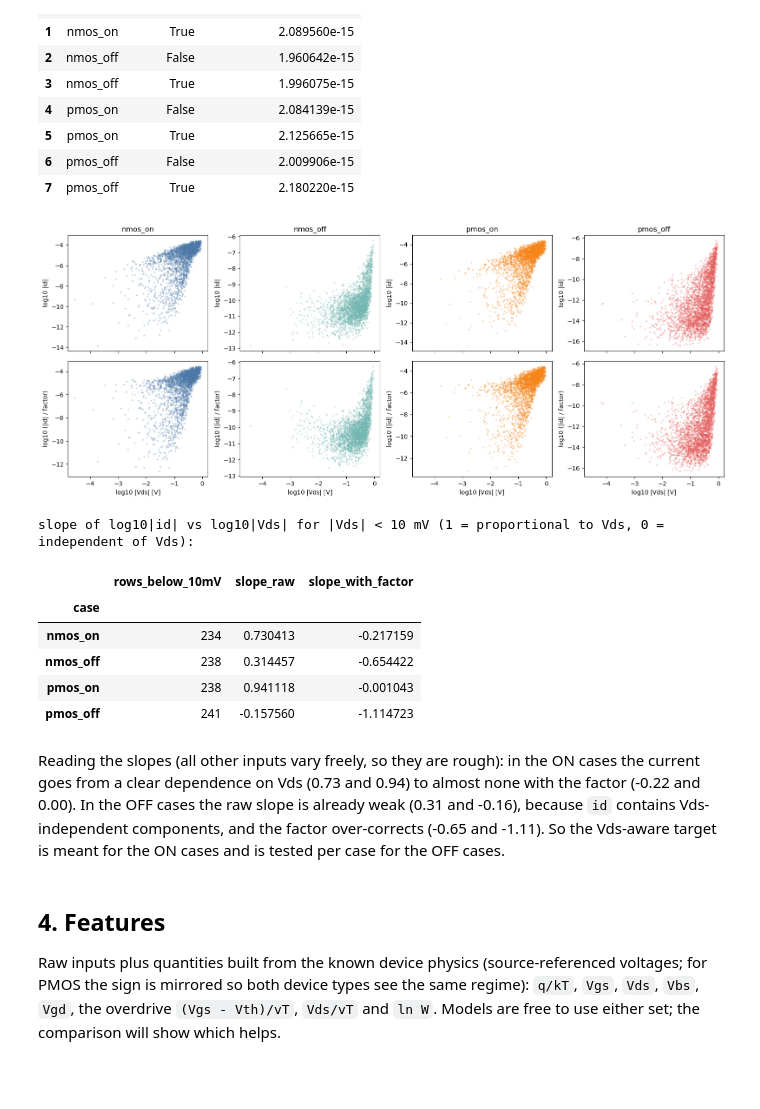
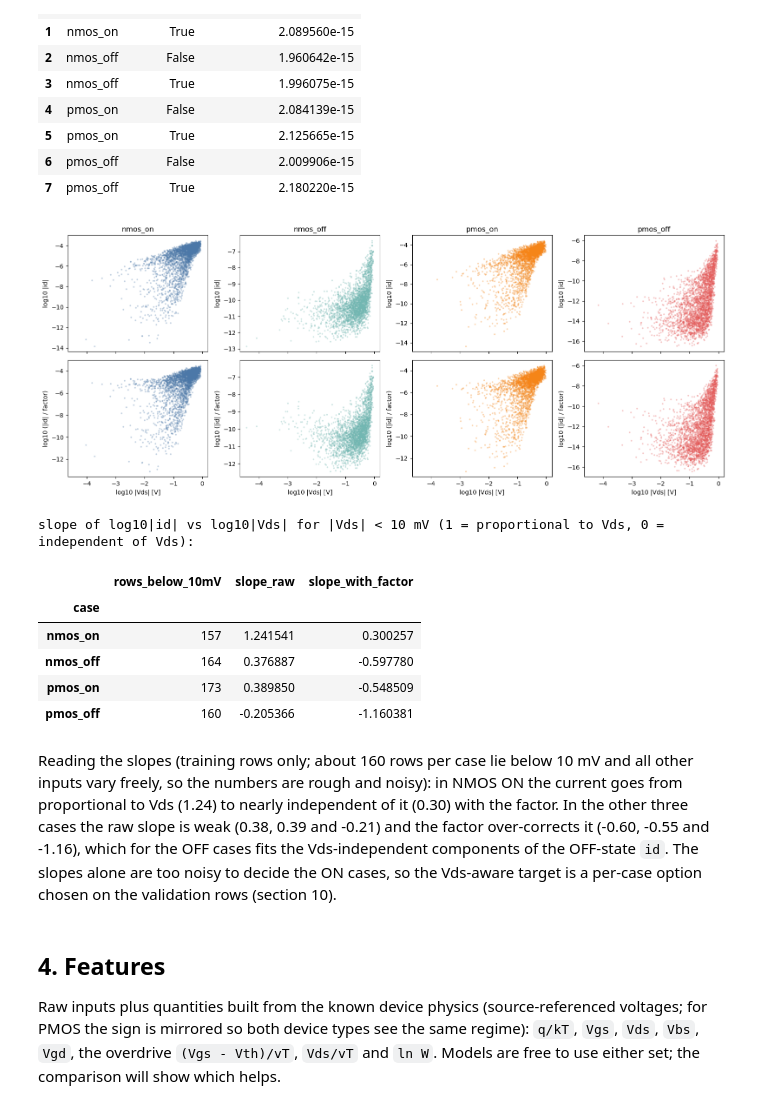
Before and after one commit to rtvk2/dvd-leakage-estimation, a Jupyter notebook: notebooks/03_train.ipynb, the cells around one changed output. Drawn from its saved outputs; the diff is of its cells as text; code cells hidden in the pictures; blank space fills up the shorter version.

```diff
--- a/notebooks/03_train.ipynb
+++ b/notebooks/03_train.ipynb
@@ -221,37 +221,37 @@ pd.DataFrame(rows)
 # %%
 fig, ax = plt.subplots(2, 4, figsize=(16, 6.5), sharex=True)
 slopes = []
 for k, (c, dev) in enumerate(CASES.items()):
-    d = canon[c]
+    d = canon[c].iloc[splits[c][0]]                      # training rows only: nothing here may depend on validation or test rows
     vds = (d["vd"] - d["vs"]).abs().to_numpy()
     f = vds_factor(vds, d["temp"].to_numpy())
     raw, scaled = np.log10(np.abs(d["id"].to_numpy())), np.log10(np.abs(d["id"].to_numpy()) / f)
     sel = np.random.default_rng(0).choice(len(d), size=3000, replace=False)
     for row, (y, label) in enumerate([(raw, "log10 |id|"), (scaled, "log10 (|id| / factor)")]):
         ax[row, k].scatter(np.log10(vds[sel]), y[sel], s=3, alpha=0.25, color=["#4C78A8", "#72B7B2", "#F58518", "#E45756"][k])
         ax[row, k].set_ylabel(label)
     ax[1, k].set_xlabel("log10 |Vds| [V]")
     ax[0, k].set_title(c)
     small = vds < 10e-3
     slopes.append(dict(case=c, rows_below_10mV=int(small.sum()),
                        slope_raw=np.polyfit(np.log10(vds[small]), raw[small], 1)[0],
                        slope_with_factor=np.polyfit(np.log10(vds[small]), scaled[small], 1)[0]))
 fig.tight_layout()
 fig.savefig(RESULT_DIR / "vds_aware_target.png", dpi=110)
 plt.show()
 print("slope of log10|id| vs log10|Vds| for |Vds| < 10 mV (1 = proportional to Vds, 0 = independent of Vds):")
 pd.DataFrame(slopes).set_index("case")
 # %% [output]
-[figure, old version]
+[figure, new version]
 slope of log10|id| vs log10|Vds| for |Vds| < 10 mV (1 = proportional to Vds, 0 = independent of Vds):
 |  | rows_below_10mV | slope_raw | slope_with_factor |
 | case |  |  |  |
-| nmos_on | 234 | 0.730413 | -0.217159 |
-| nmos_off | 238 | 0.314457 | -0.654422 |
-| pmos_on | 238 | 0.941118 | -0.001043 |
-| pmos_off | 241 | -0.157560 | -1.114723 |
+| nmos_on | 157 | 1.241541 | 0.300257 |
+| nmos_off | 164 | 0.376887 | -0.597780 |
+| pmos_on | 173 | 0.389850 | -0.548509 |
+| pmos_off | 160 | -0.205366 | -1.160381 |
 # %% [markdown]
-Reading the slopes (all other inputs vary freely, so they are rough): in the ON cases the current goes from a clear dependence on Vds (0.73 and 0.94) to almost none with the factor (-0.22 and 0.00). In the OFF cases the raw slope is already weak (0.31 and -0.16), because `id` contains Vds-independent components, and the factor over-corrects (-0.65 and -1.11). So the Vds-aware target is meant for the ON cases and is tested per case for the OFF cases.
+Reading the slopes (training rows only; about 160 rows per case lie below 10 mV and all other inputs vary freely, so the numbers are rough and noisy): in NMOS ON the current goes from proportional to Vds (1.24) to nearly independent of it (0.30) with the factor. In the other three cases the raw slope is weak (0.38, 0.39 and -0.21) and the factor over-corrects it (-0.60, -0.55 and -1.16), which for the OFF cases fits the Vds-independent components of the OFF-state `id`. The slopes alone are too noisy to decide the ON cases, so the Vds-aware target is a per-case option chosen on the validation rows (section 10).
 # %% [markdown]
 ## 4. Features
 Raw inputs plus quantities built from the known device physics (source-referenced voltages; for PMOS the sign is mirrored so both device types see the same regime):
```
Also changed, not shown: parts of 22 cells of this notebook, 3 other files.
